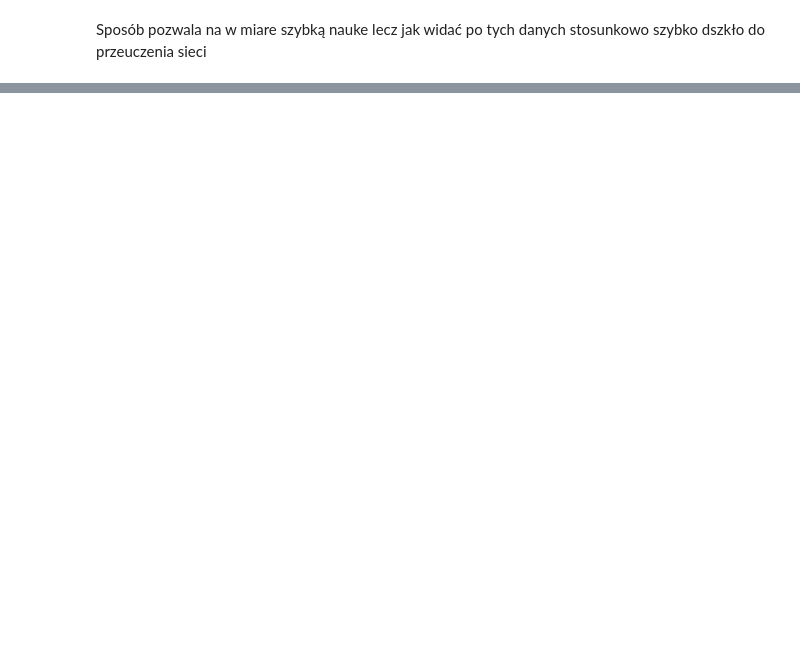
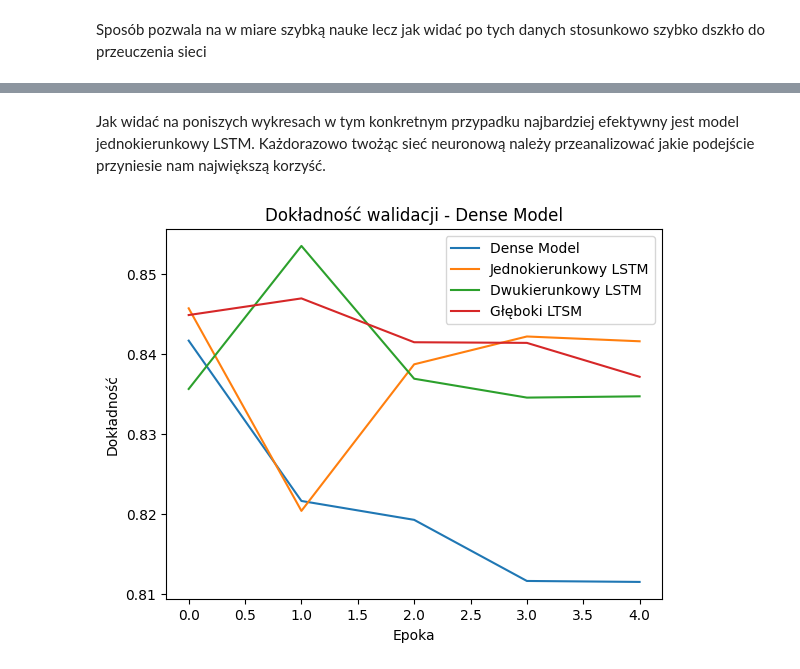
Before and after one commit to pawel544/dzia-_3, a Jupyter notebook: zad11/Hw11.ipynb, the cells around one changed output, grey strips where cells are left out. Drawn from its saved outputs; the diff is of its cells as text; code cells hidden in the pictures; blank space fills up the shorter version.

```diff
--- a/zad11/Hw11.ipynb
+++ b/zad11/Hw11.ipynb
@@ -56,0 +51,2 @@ Sposób pozwala na w miare szybką nauke lecz jak widać po tych danych stosunko
+# %%
+bi=model_bi.fit(x_train, y_train, batch_size=batchsize, epochs=epochs, validation_data=(x_test, y_test))
@@ -56,0 +64,2 @@ Sposób pozwala na w miare szybką nauke lecz jak widać po tych danych stosunko
+# %%
+ltsm=model_ltsm.fit(x_train, y_train, batch_size=batchsize, epochs=epochs, validation_data=(x_test, y_test))
@@ -56,0 +77,2 @@ Sposób pozwala na w miare szybką nauke lecz jak widać po tych danych stosunko
+# %%
+deep=model_deep.fit(x_train, y_train, batch_size=batchsize, epochs=epochs, validation_data=(x_test, y_test))
@@ -56,0 +90,5 @@ Sposób pozwala na w miare szybką nauke lecz jak widać po tych danych stosunko
+# %%
+y_train = tf.keras.utils.to_categorical(y_train, num_classes=10)
+y_test = tf.keras.utils.to_categorical(y_test, num_classes=10)
+
+clasik=model.fit(x_train, y_train, batch_size=batchsize, epochs=epochs, validation_data=(x_test, y_test))
@@ -56,0 +106,14 @@ Sposób pozwala na w miare szybką nauke lecz jak widać po tych danych stosunko
+# %% [markdown]
+Jak widać na poniszych wykresach w tym konkretnym przypadku najbardziej efektywny jest model jednokierunkowy LSTM. Każdorazowo twożąc sieć neuronową należy przeanalizować jakie podejście przyniesie nam największą korzyść.
+# %%
+plt.plot(clasik.history['val_accuracy'], label='Dense Model')
+plt.plot(ltsm.history['val_accuracy'], label='Jednokierunkowy LSTM')
+plt.plot(bi.history['val_accuracy'], label='Dwukierunkowy LSTM')
+plt.plot(deep.history['val_accuracy'], label='Głęboki LTSM')
+plt.title('Dokładność walidacji - Dense Model')
+plt.xlabel('Epoka')
+plt.ylabel('Dokładność')
+plt.legend()
+plt.show()
+# %% [output]
+[figure, added]
```
Also changed, not shown: parts of 14 cells of this notebook.
